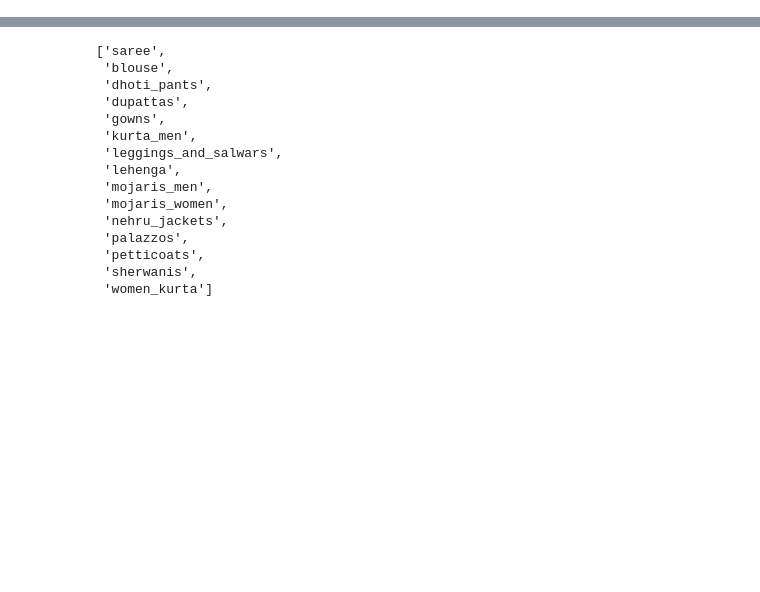
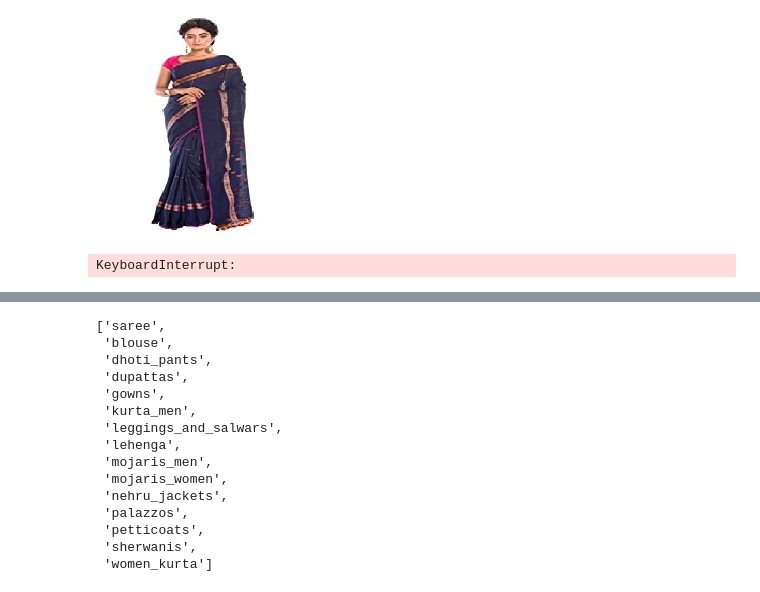
Before and after one commit to AU-CDS/assignment3-pretrained-cnns-AneliaAB, a Jupyter notebook: scr/code.ipynb, the cells around one changed output, grey strips where cells are left out. Saved outputs shown, nothing was run; the diff lists cells and outputs as text; code cells hidden in the pictures; blank space fills up the shorter version.

Commit message:
fixing function preparing_image

```diff
--- a/scr/code.ipynb
+++ b/scr/code.ipynb
@@ -49,6 +49,25 @@ test_lables = lables("test")[0]
 # %%
 #load data (test with one image)
 test = load_img('../../images/test/0.jpeg', target_size=(224, 224))
 train = load_img('../../images/train/0.jpeg', target_size=(224, 224))
-val = load_img('../../images/val/0.jpeg', target_size=(224, 224))
+test
+# %% [output]
+[figure, added]
+# %%
+def prepare_image(type): #type of data you want to load i.e. test, train or val
+    for img in os.listdir(f"../../images/{type}/"):
+        image = load_img(f"../../images/{type}/{img}", target_size=(224, 224))
+        image = img_to_array(image)
+        # reshape data for the model
+        image = image.reshape((1, image.shape[0], image.shape[1], image.shape[2]))
+
+        # prepare the image for the VGG model
+        prepared_image = preprocess_input(image)
+        prepared_image = prepared_image.astype("float") / 255.
+
+    return prepared_image
+
+test_prepared = prepare_image('test')
+# %% [output]
+KeyboardInterrupt:
 # %%
```
Also changed, not shown: parts of 2 cells of this notebook.
